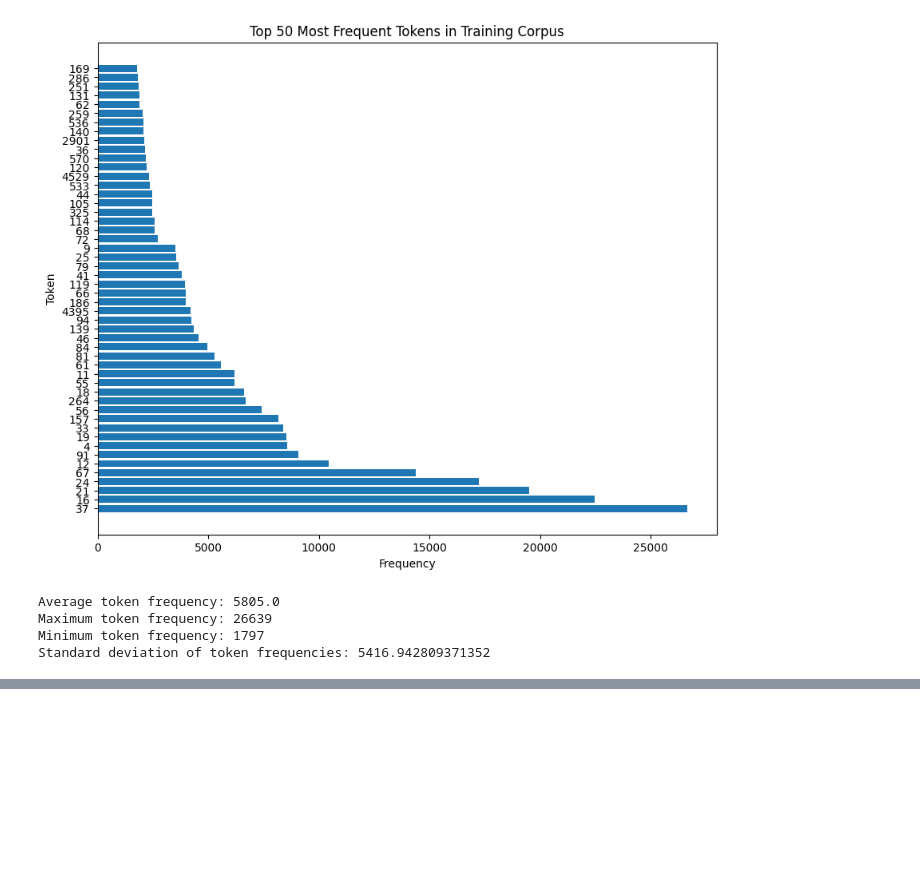
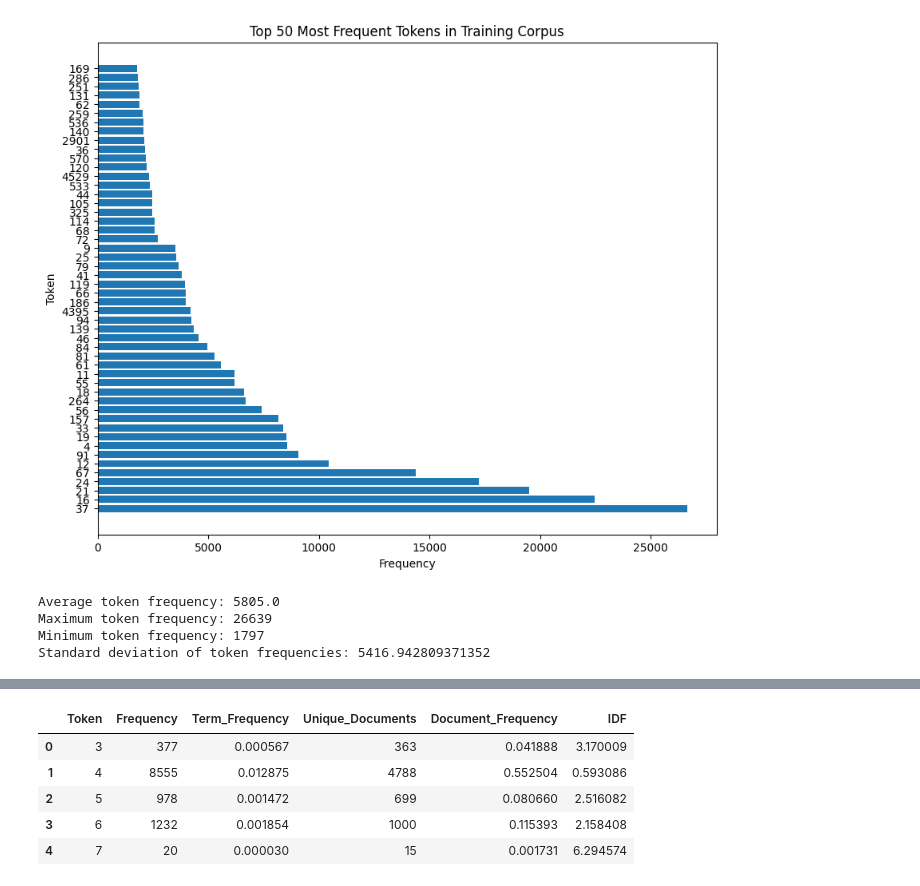
Before and after one commit to miggle711/natural-language-processsing, a Jupyter notebook: assignment1/assignment1.ipynb, the cells around one changed output, grey strips where cells are left out. Drawn from its saved outputs; the diff is of its cells as text; code cells hidden in the pictures; blank space fills up the shorter version.

```diff
--- a/assignment1/assignment1.ipynb
+++ b/assignment1/assignment1.ipynb
@@ -99,0 +138,15 @@ Standard deviation of token frequencies: 5416.942809371352
+# %%
+# Calculating Inverse Document Frequency (IDF)
+import math
+total_documents = len(train_indexed)
+
+token_df['IDF'] = token_df['Unique_Documents'].apply(lambda doc_freq: math.log(total_documents / (doc_freq + 1)))  # add 1 to avoid division by zero
+
+token_df.head()
+# %% [output]
+|  | Token | Frequency | Term_Frequency | Unique_Documents | Document_Frequency | IDF |
+| 0 | 3 | 377 | 0.000567 | 363 | 0.041888 | 3.170009 |
+| 1 | 4 | 8555 | 0.012875 | 4788 | 0.552504 | 0.593086 |
+| 2 | 5 | 978 | 0.001472 | 699 | 0.080660 | 2.516082 |
+| 3 | 6 | 1232 | 0.001854 | 1000 | 0.115393 | 2.158408 |
+| 4 | 7 | 20 | 0.000030 | 15 | 0.001731 | 6.294574 |
```
Also changed, not shown: parts of 24 cells of this notebook.
